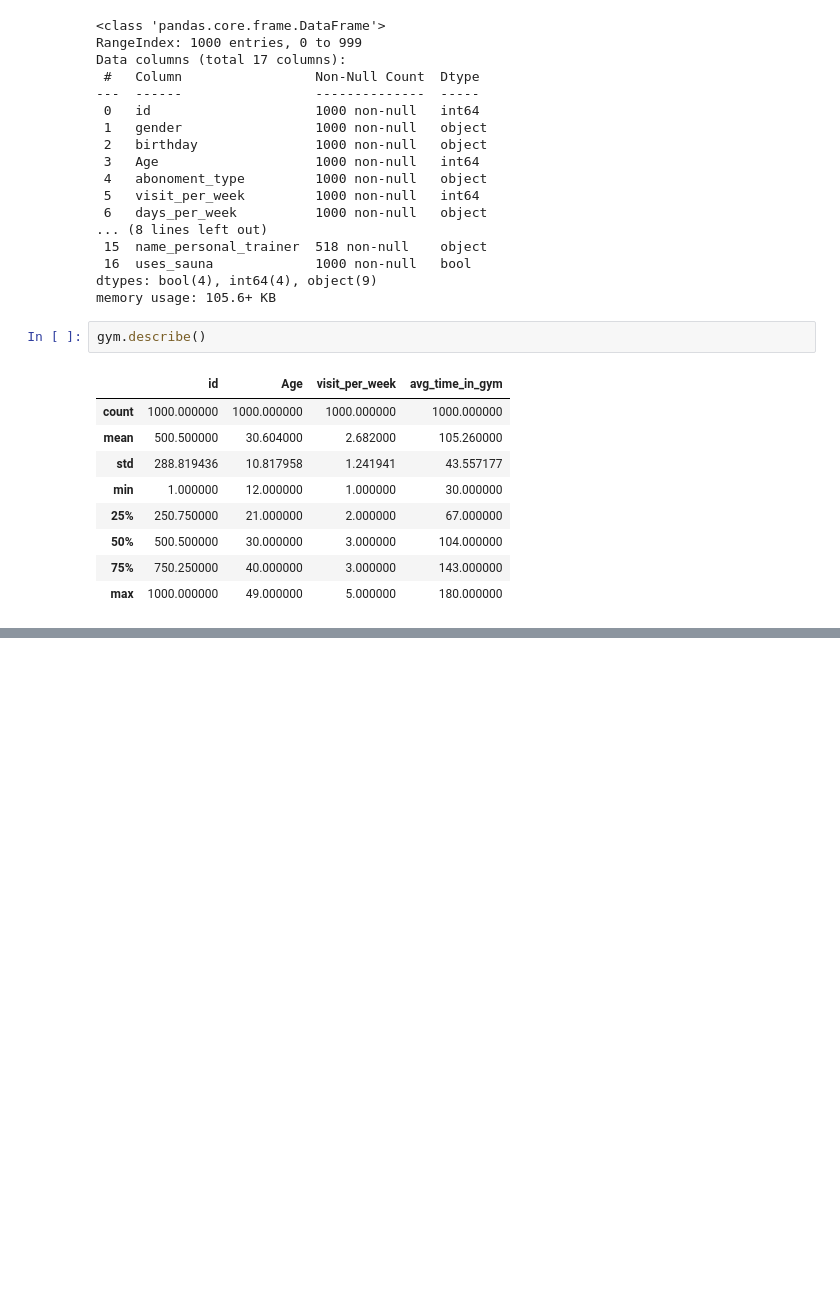
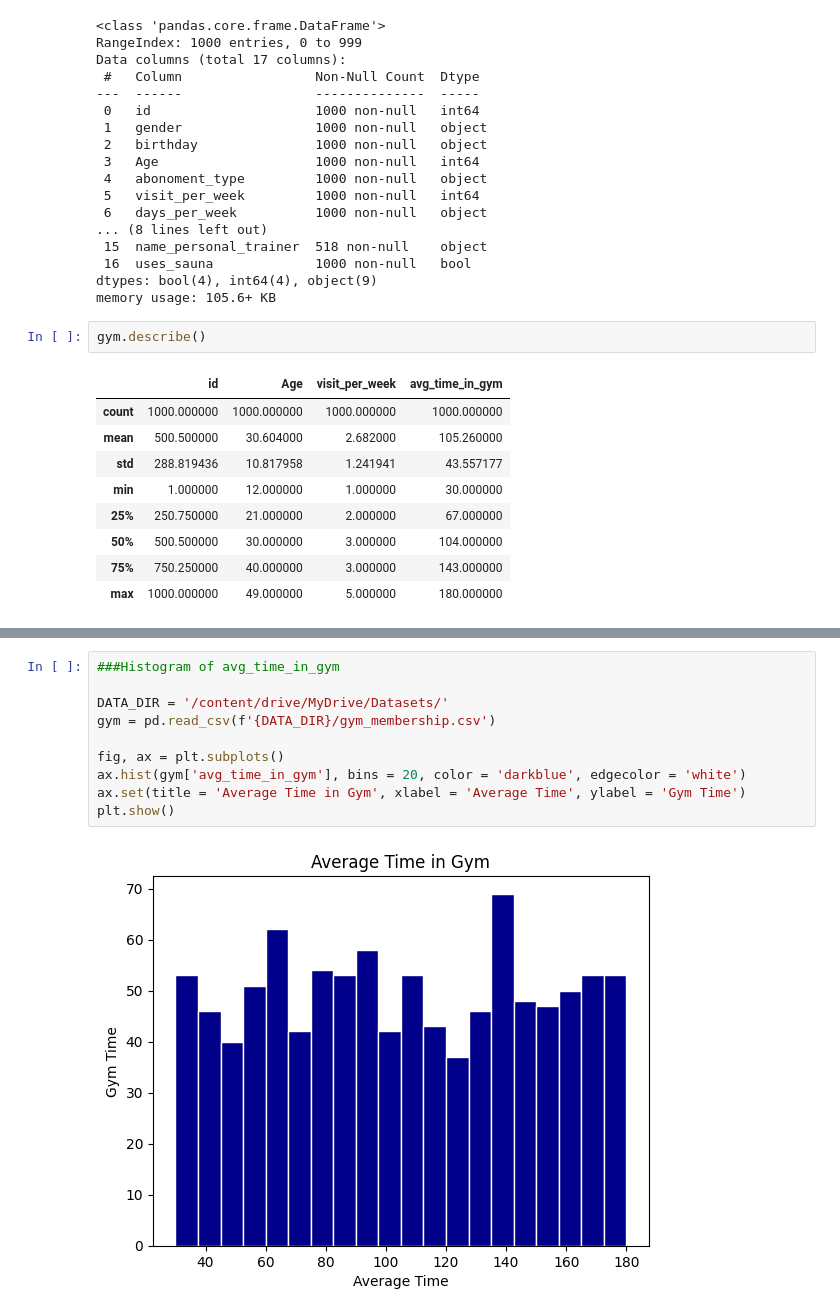
Before and after one commit to smchakma/ResearchWithSkillMoprh, a Jupyter notebook: Matplotlib_and_seaborn_asg.ipynb, the cells around one changed output, grey strips where cells are left out. Drawn from its saved outputs; the diff is of its cells as text; blank space fills up the shorter version.

```diff
--- a/Matplotlib_and_seaborn_asg.ipynb
+++ b/Matplotlib_and_seaborn_asg.ipynb
@@ -65,0 +77,12 @@ gym.describe()
+# %%
+###Histogram of avg_time_in_gym
+
+DATA_DIR = '/content/drive/MyDrive/Datasets/'
+gym = pd.read_csv(f'{DATA_DIR}/gym_membership.csv')
+
+fig, ax = plt.subplots()
+ax.hist(gym['avg_time_in_gym'], bins = 20, color = 'darkblue', edgecolor = 'white')
+ax.set(title = 'Average Time in Gym', xlabel = 'Average Time', ylabel = 'Gym Time')
+plt.show()
+# %% [output]
+[figure, added]
```
Also changed, not shown: parts of 1 cell of this notebook.
